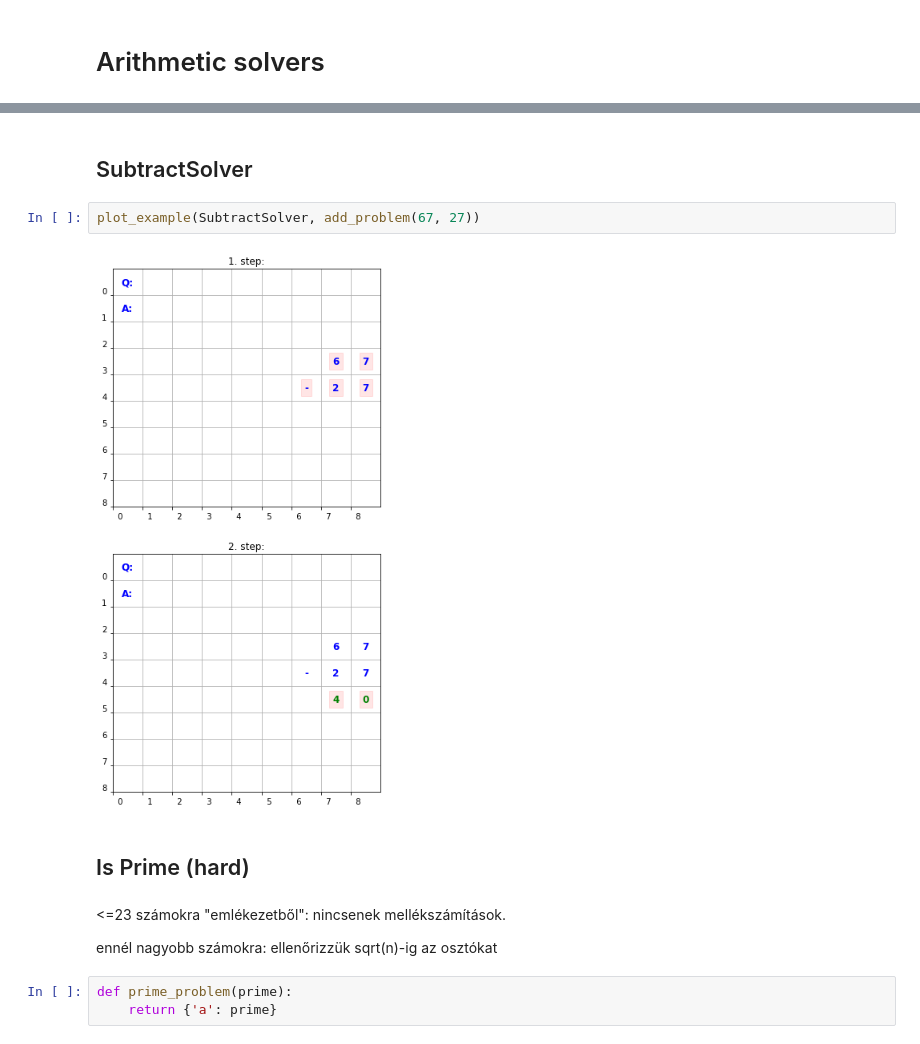
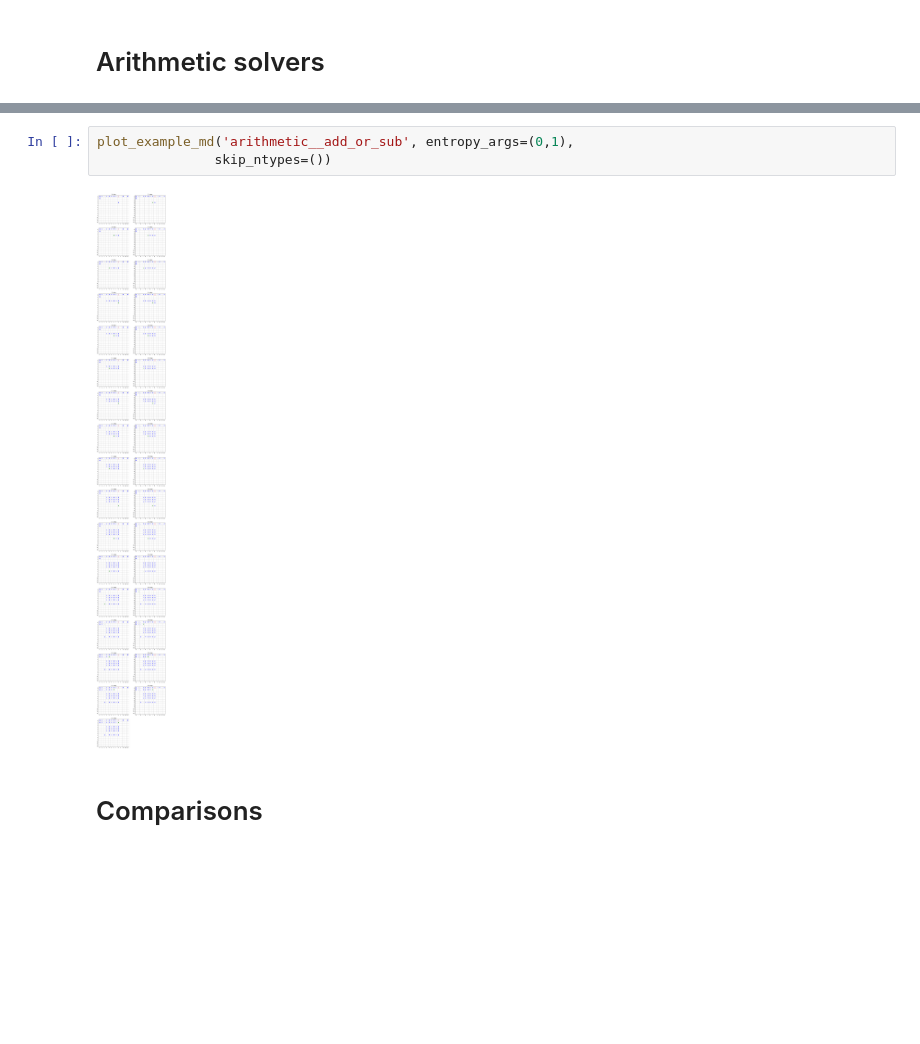
Before and after one commit to csadrian/arithmetics_on_paper, a Jupyter notebook: examples.ipynb, the cells around one changed output, grey strips where cells are left out. Drawn from its saved outputs; the diff is of its cells as text; blank space fills up the shorter version.

```diff
--- a/examples.ipynb
+++ b/examples.ipynb
@@ -41,15 +20,7 @@ plot_example(AddSolver, add_problem())
+# %%
+plot_example_md('arithmetic__add_or_sub', entropy_args=(0,1),
+               skip_ntypes=())
+# %% [output]
+[figure, added]
 # %% [markdown]
-## SubtractSolver
+# Comparisons
-# %%
-plot_example(SubtractSolver, add_problem(67, 27))
-# %% [output]
-[figure, removed]
-# %% [markdown]
-## Is Prime (hard)
-# %% [markdown]
-<=23 számokra "emlékezetből": nincsenek mellékszámítások.
-
-ennél nagyobb számokra: ellenőrizzük sqrt(n)-ig az osztókat
-# %%
-def prime_problem(prime):
-    return {'a': prime}
```
Also changed, not shown: parts of 36 cells of this notebook.
